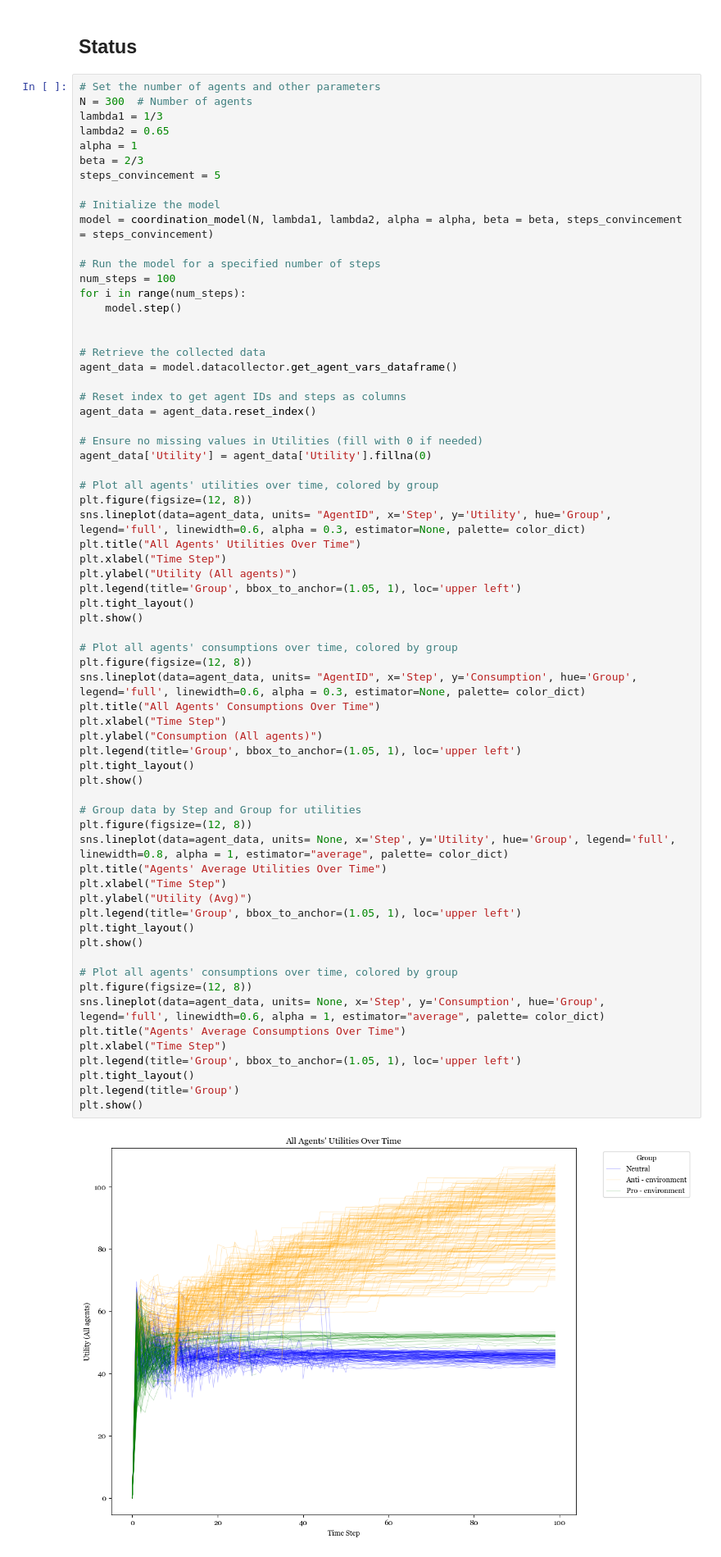
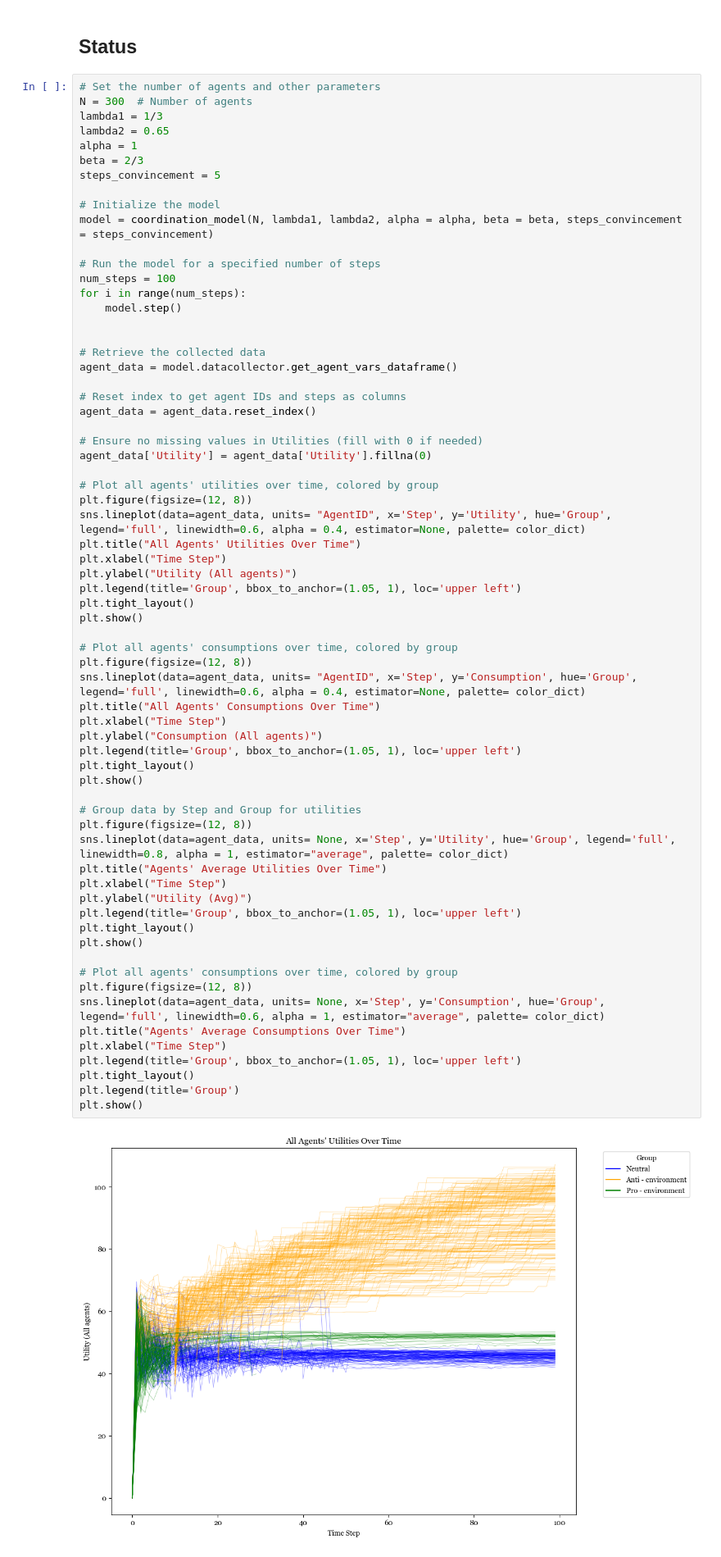
Before and after one commit to s-herrerag/enviromental_behavior_dynamics, a Jupyter notebook: coordination_abm.ipynb, the cells around one changed output. Shown at 82% size. Saved outputs shown, nothing was run; the diff lists cells and outputs as text.

```diff
--- a/coordination_abm.ipynb
+++ b/coordination_abm.ipynb
@@ -53,7 +53,7 @@ agent_data['Utility'] = agent_data['Utility'].fillna(0)
 
 # Plot all agents' utilities over time, colored by group
 plt.figure(figsize=(12, 8))
-sns.lineplot(data=agent_data, units= "AgentID", x='Step', y='Utility', hue='Group', legend='full', linewidth=0.6, alpha = 0.3, estimator=None, palette= color_dict)
+sns.lineplot(data=agent_data, units= "AgentID", x='Step', y='Utility', hue='Group', legend='full', linewidth=0.6, alpha = 0.4, estimator=None, palette= color_dict)
 plt.title("All Agents' Utilities Over Time")
 plt.xlabel("Time Step")
 plt.ylabel("Utility (All agents)")
@@ -63,32 +63,32 @@ plt.show()
 
 # Plot all agents' consumptions over time, colored by group
 plt.figure(figsize=(12, 8))
-sns.lineplot(data=agent_data, units= "AgentID", x='Step', y='Consumption', hue='Group', legend='full', linewidth=0.6, alpha = 0.3, estimator=None, palette= color_dict)
+sns.lineplot(data=agent_data, units= "AgentID", x='Step', y='Consumption', hue='Group', legend='full', linewidth=0.6, alpha = 0.4, estimator=None, palette= color_dict)
 plt.title("All Agents' Consumptions Over Time")
 plt.xlabel("Time Step")
 plt.ylabel("Consumption (All agents)")
 plt.legend(title='Group', bbox_to_anchor=(1.05, 1), loc='upper left')
 plt.tight_layout()
 plt.show()
 
 # Group data by Step and Group for utilities
 plt.figure(figsize=(12, 8))
 sns.lineplot(data=agent_data, units= None, x='Step', y='Utility', hue='Group', legend='full', linewidth=0.8, alpha = 1, estimator="average", palette= color_dict)
 plt.title("Agents' Average Utilities Over Time")
 plt.xlabel("Time Step")
 plt.ylabel("Utility (Avg)")
 plt.legend(title='Group', bbox_to_anchor=(1.05, 1), loc='upper left')
 plt.tight_layout()
 plt.show()
 
 # Plot all agents' consumptions over time, colored by group
 plt.figure(figsize=(12, 8))
 sns.lineplot(data=agent_data, units= None, x='Step', y='Consumption', hue='Group', legend='full', linewidth=0.6, alpha = 1, estimator="average", palette= color_dict)
 plt.title("Agents' Average Consumptions Over Time")
 plt.xlabel("Time Step")
 plt.legend(title='Group', bbox_to_anchor=(1.05, 1), loc='upper left')
 plt.tight_layout()
 plt.legend(title='Group')
 plt.show()
 # %% [output]
-[figure, old version]
+[figure, new version]
```
Also changed, not shown: parts of 5 cells of this notebook.
